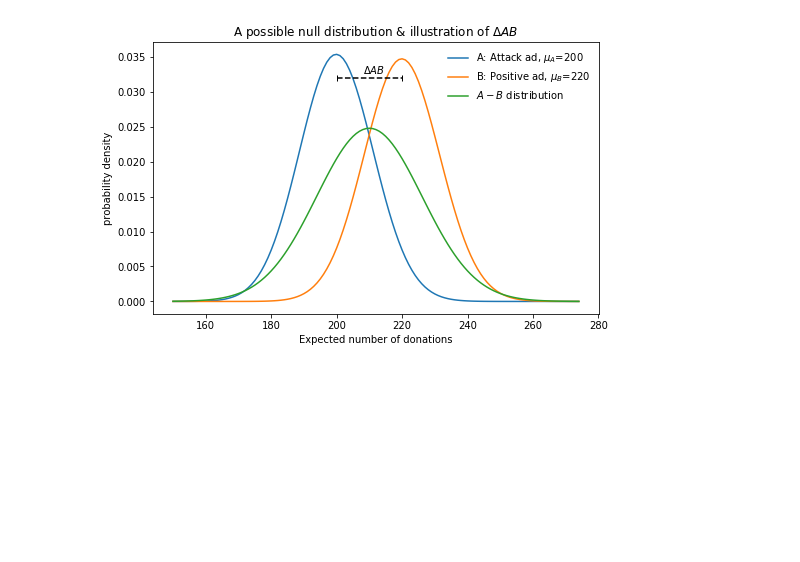
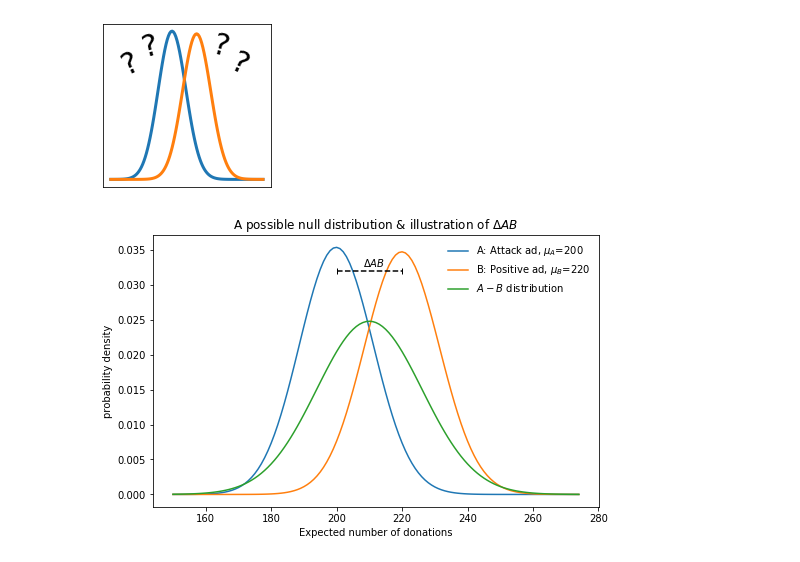
Before and after one commit to adeich/little_sci_comp_projects, a Jupyter notebook: Illustrations_for_AB_article/Illustrations_for-AB-article.ipynb, the cells around one changed output. Drawn from its saved outputs; the diff is of its cells as text; code cells hidden in the pictures; blank space fills up the shorter version.

```diff
--- a/Illustrations_for_AB_article/Illustrations_for-AB-article.ipynb
+++ b/Illustrations_for_AB_article/Illustrations_for-AB-article.ipynb
@@ -30,3 +33,29 @@ plt.show()
+# %%
+fig, ax = plt.subplots(1, 1)
+fig.set_figheight(3)
+fig.set_figwidth(3)
+n = 550
+pA, pB = 220./n, 200./n
+
+x = np.arange(150, 275)
+
+ax.plot(x, binom.pmf(x, n, pB), linewidth=3)
+ax.plot(x, binom.pmf(x, n, pA), linewidth=3)
+ax.tick_params(axis=u'both', which=u'both',length=0)
+
+frame1 = plt.gca()
+frame1.axes.get_xaxis().set_visible(False)
+frame1.axes.get_yaxis().set_visible(False)
+
+ax.text(173, 0.03, '?', size=30, rotation='15')
+ax.text(155, 0.026, '?', size=30, rotation='25')
+ax.text(230, 0.03, '?', size=30, rotation='-15')
+ax.text(244, 0.026, '?', size=30, rotation='-25')
+
+plt.savefig('AB_binomial_thumb.png')
+plt.show()
+# %% [output]
+[figure, added]
 # %%
 fig, ax = plt.subplots(1, 1)
 fig.set_figheight(5)
```
Also changed, not shown: parts of 2 cells of this notebook, 3 other files.
